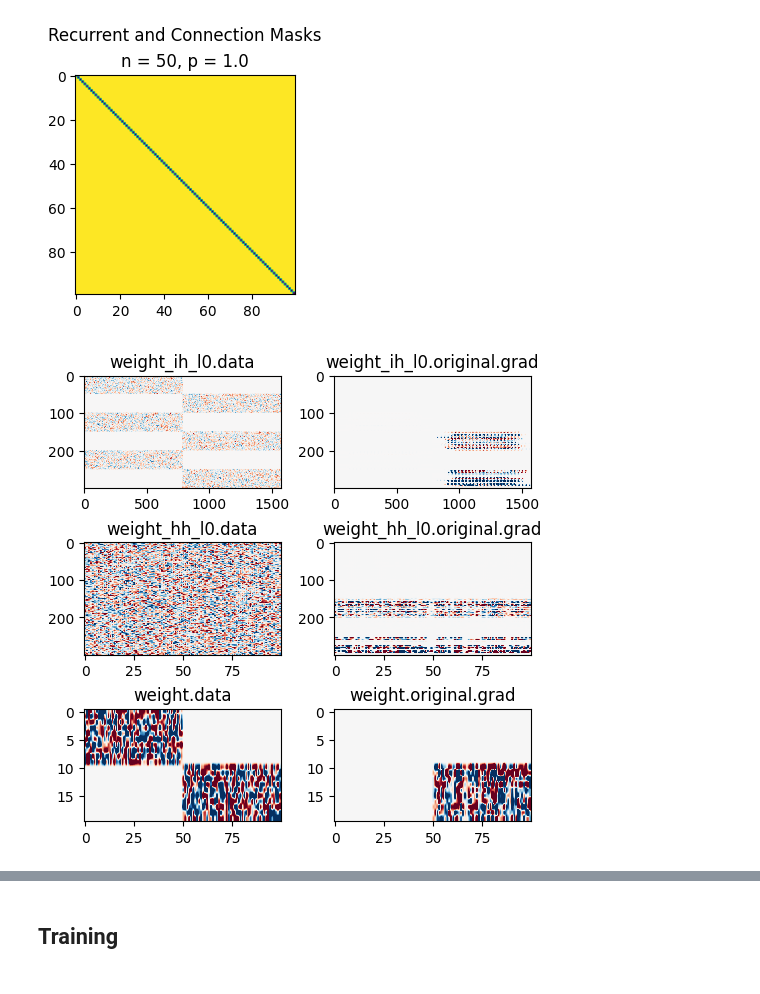
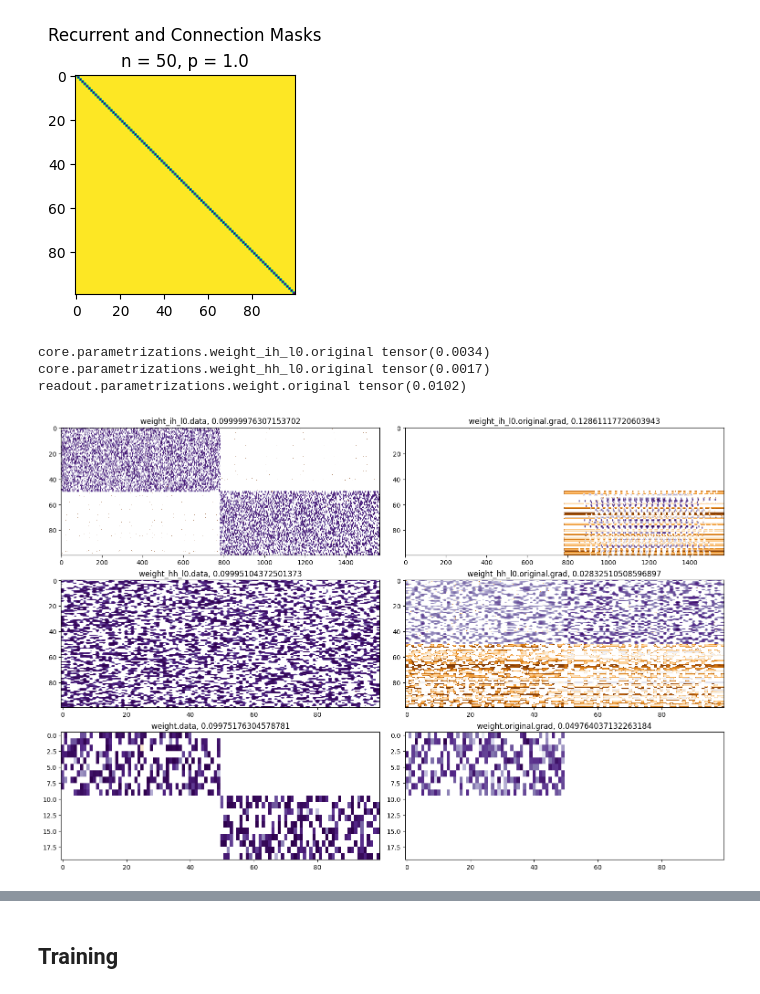
Before and after one commit to GabrielBena/specialization-dynamics, a Jupyter notebook: examples/simple_code.ipynb, the cells around one changed output, grey strips where cells are left out. Cells and saved outputs as stored; diff of their text form; code cells hidden in the pictures.

```diff
--- a/examples/simple_code.ipynb
+++ b/examples/simple_code.ipynb
@@ -71,7 +69,7 @@ temporal_data = torch.stack(
     temporal_data.split(temporal_data.shape[-1] // n_agents, -1), 1
 )
 
-fig, axs = plt.subplots(n_agents, temporal_data.shape[0], constrained_layout=True)
+fig, axs = plt.subplots(n_agents, temporal_data.shape[0], constrained_layout=True, figsize=(5, 3))
 for t_data, t_axs in zip(temporal_data, axs.T):
     for d, ax, t in zip(t_data, t_axs, target[0].cpu().numpy()):
         ax.imshow(d[0].cpu().numpy().reshape(28, 28))
@@ -100,7 +98,7 @@ agents_config = {
     "hidden_size": None,  # will be changed later
     "n_layers": 1,
     "dropout": 0.0,
-    "cell_type": str(GRU),
+    "cell_type": str(RNN),
 }
 
 connections_config = {"sparsity": None}  # Will be changed later
@@ -120,7 +118,7 @@ n_outs = {
 }
 
 input_config = {"input_size": data_config["input_size"] ** 2, "common_input": False}
-optim_config = {"lr": 1e-3, "weight_decay": 0.0}
+optim_config = {"lr": 1e-2, "weight_decay": 0.0}
 
 readout_config = {
     "common_readout": False,
@@ -139,5 +137,4 @@ default_config = {
     "decision": decision,
     "training": training_config,
     "optim": optim_config,
-    "use_rpm" : True
 }
@@ -232,45 +239,64 @@ if plot_input:
 # %%
 from operator import attrgetter
 
+decider = 0
+nullify_own_input = True
+
 data, target = next(iter(loaders[0]))
 temporal_data, _ = process_data(data, data_config)
+
+if nullify_own_input:
+    temporal_data = list(temporal_data.split(temporal_data.shape[-1] // 2, -1))
+    temporal_data[decider] *= 0
+    temporal_data = torch.cat(temporal_data, -1)
+
 out, states = model(temporal_data.to(device))
 optimizer.zero_grad()
-loss = nn.CrossEntropyLoss()(out[-1][1], target[:, 1].to(device))
+loss = nn.CrossEntropyLoss()(out[-1][decider], target[:, 1 - decider].to(device))
 loss.backward()
-# optimizer.step()
 
-def plot_weights_and_grad(model) :
-    fig, axs = plt.subplots(3, 2, constrained_layout=True, figsize=(5, 5))
+
+def plot_weights_and_grad(model):
+    fig, axs = plt.subplots(3, 2, constrained_layout=True, figsize=(15, 10))
     for (layer, w), ax in zip(
         product(
             [
                 "core.weight_ih_l0",
                 "core.weight_hh_l0",
                 "readout.weight",
             ],
             ["data", "original.grad"],
         ),
         axs.flatten(),
-
     ):
-        if w == 'original.grad' :
-            layer = layer.replace('.', '.parametrizations.')
-
+        if w == "original.grad":
+            layer = layer.replace(".", ".parametrizations.")
 
         tensor = attrgetter(f"{layer}.{w}")(model)
+        # if 'ih' in layer:
+            # tensor = tensor.mean(0).view(2*28, 28)
         if hasattr(tensor, "cpu"):
             tensor = tensor.cpu().data.numpy()
             ax.imshow(
                 tensor,
-                vmin=-tensor.std(),
-                vmax=tensor.std(),
-                cmap="RdBu",
                 aspect="auto",
+                cmap="PuOr",
+                norm=matplotlib.colors.LogNorm(
+                    vmin=tensor.min(),
+                    vmax=tensor.max(),
+                ),
             )
-        ax.set_title(f"{layer.split('.')[-1]}.{w}")
+        ax.set_title(f"{layer.split('.')[-1]}.{w}, {tensor.max().item()}")
+
 
 plot_weights_and_grad(model)
+
+for n, p in model.named_parameters():
+    if p.requires_grad:
+        print(n, p.grad[p.grad != 0].abs().float().mean())
 # %% [output]
+core.parametrizations.weight_ih_l0.original tensor(0.0034)
+core.parametrizations.weight_hh_l0.original tensor(0.0017)
+readout.parametrizations.weight.original tensor(0.0102)
-[figure, old version]
+[figure, new version]
 # %%
```
Also changed, not shown: parts of 7 cells of this notebook.
